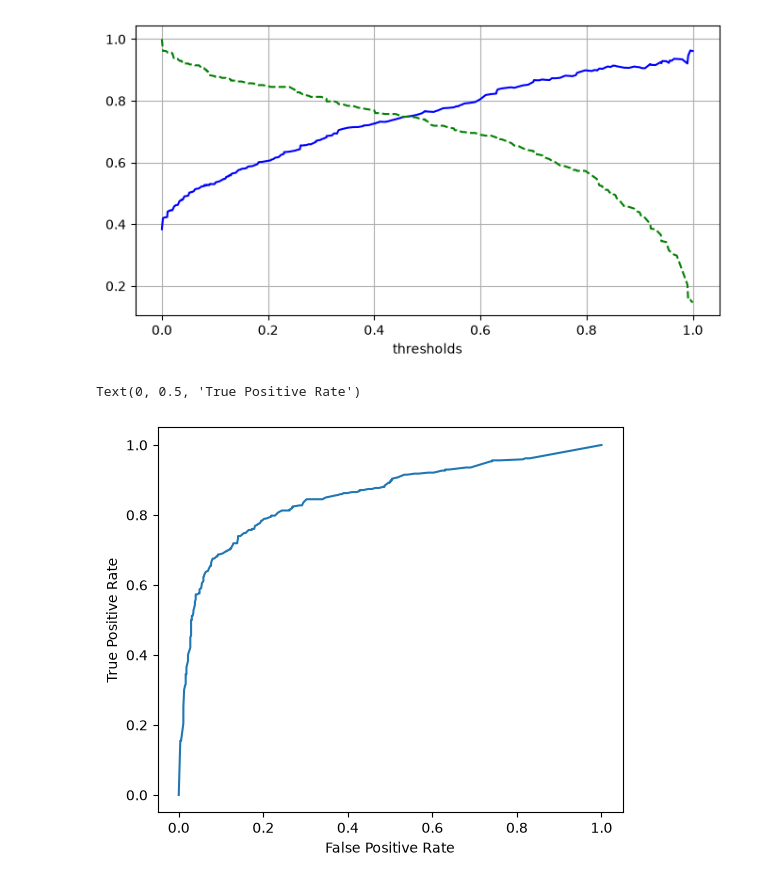
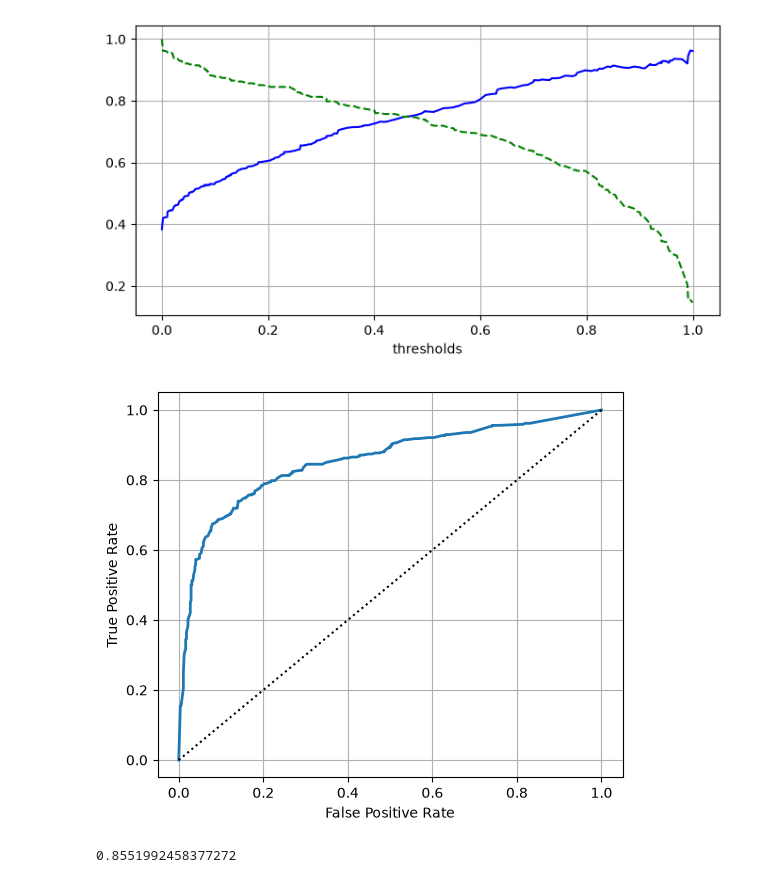
Before and after one commit to Cosminius/cap3_Classification-Task, a Jupyter notebook: titanic_survivor.ipynb, the cells around one changed output. Drawn from its saved outputs; the diff is of its cells as text; code cells hidden in the pictures.

```diff
--- a/titanic_survivor.ipynb
+++ b/titanic_survivor.ipynb
@@ -267,9 +267,16 @@ from sklearn.metrics import roc_curve
 fpr, tpr, thresholds = roc_curve(y, scores)
 # %%
 plt.figure(figsize=(6,5))
-plt.plot(fpr,tpr)
+plt.plot(fpr,tpr, linewidth=2, label="ROC curve")
+plt.plot([0,1], [0,1], "k:", label="Random Classifier")
 plt.xlabel("False Positive Rate")
 plt.ylabel("True Positive Rate")
+plt.grid()
 # %% [output]
-Text(0, 0.5, 'True Positive Rate')
-[figure, old version]
+[figure, new version]
+# %%
+from sklearn.metrics import roc_auc_score
+
+roc_auc_score(y, scores)
+# %% [output]
+0.8551992458377272
```
